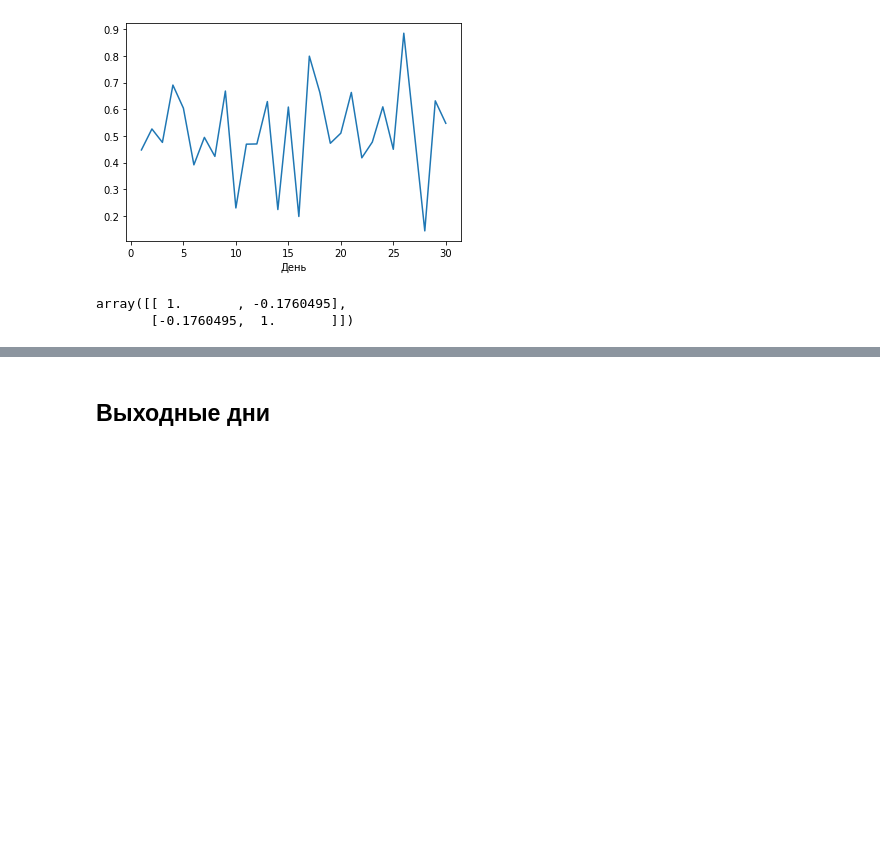
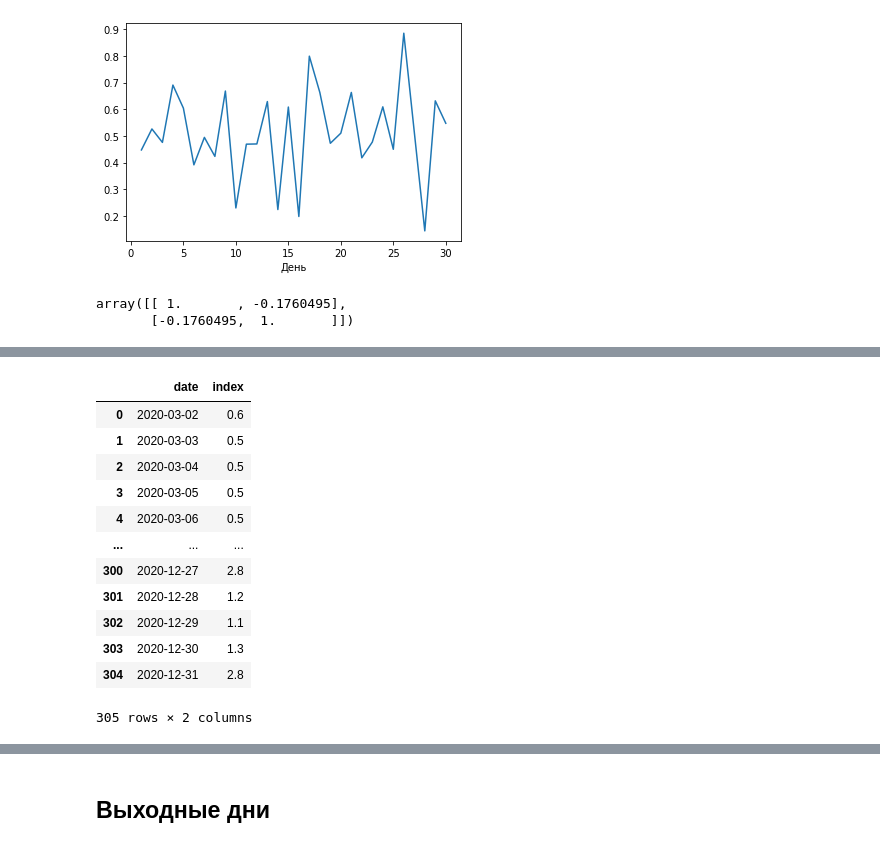
Before and after one commit to Egoluback/nti_ml_20-21, a Jupyter notebook: 2_stage/task2/nti_ml_2_2.ipynb, the cells around one changed output, grey strips where cells are left out. Saved outputs shown, nothing was run; the diff lists cells and outputs as text; code cells hidden in the pictures; blank space fills up the shorter version.

```diff
--- a/2_stage/task2/nti_ml_2_2.ipynb
+++ b/2_stage/task2/nti_ml_2_2.ipynb
@@ -970,0 +959,13 @@ array([[ 1.       , -0.1760495],
+# %%
+driver.switch_to.frame(driver.find_element_by_tag_name('iframe'))
+container_html = driver.find_element_by_xpath("//div[@class = 'svg-container']").get_attribute("innerHTML")
+# %%
+q = BeautifulSoup(container_html)
+
+g_textArr = q.findAll('g', {'class': 'axis--x'})[0].findAll('g', {'class': 'tick'})
+g_text = list(map(lambda x: x.getText(), g_textArr))
+
+rect_barArr = q.findAll('rect', {'class': 'bar'})
+vals = list(map(lambda x: x['data-val'].split()[2], rect_barArr))
+# %%
+df_index = pd.DataFrame(data = {'date': g_text, 'index': vals}).iloc[: -3]
@@ -970,0 +974,16 @@ array([[ 1.       , -0.1760495],
+# %%
+df_index
+# %% [output]
+|  | date | index |
+| 0 | 2020-03-02 | 0.6 |
+| 1 | 2020-03-03 | 0.5 |
+| 2 | 2020-03-04 | 0.5 |
+| 3 | 2020-03-05 | 0.5 |
+| 4 | 2020-03-06 | 0.5 |
+| ... | ... | ... |
+| 300 | 2020-12-27 | 2.8 |
+| 301 | 2020-12-28 | 1.2 |
+| 302 | 2020-12-29 | 1.1 |
+| 303 | 2020-12-30 | 1.3 |
+| 304 | 2020-12-31 | 2.8 |
+305 rows × 2 columns
```
Also changed, not shown: parts of 17 cells of this notebook.
